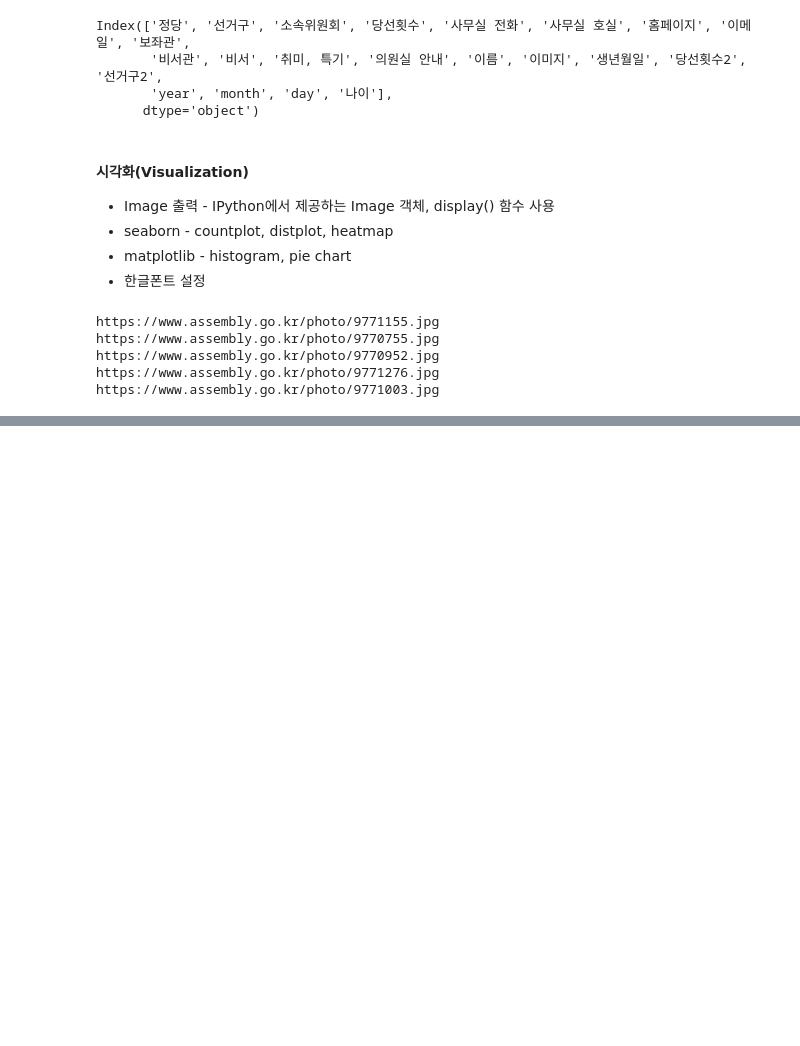
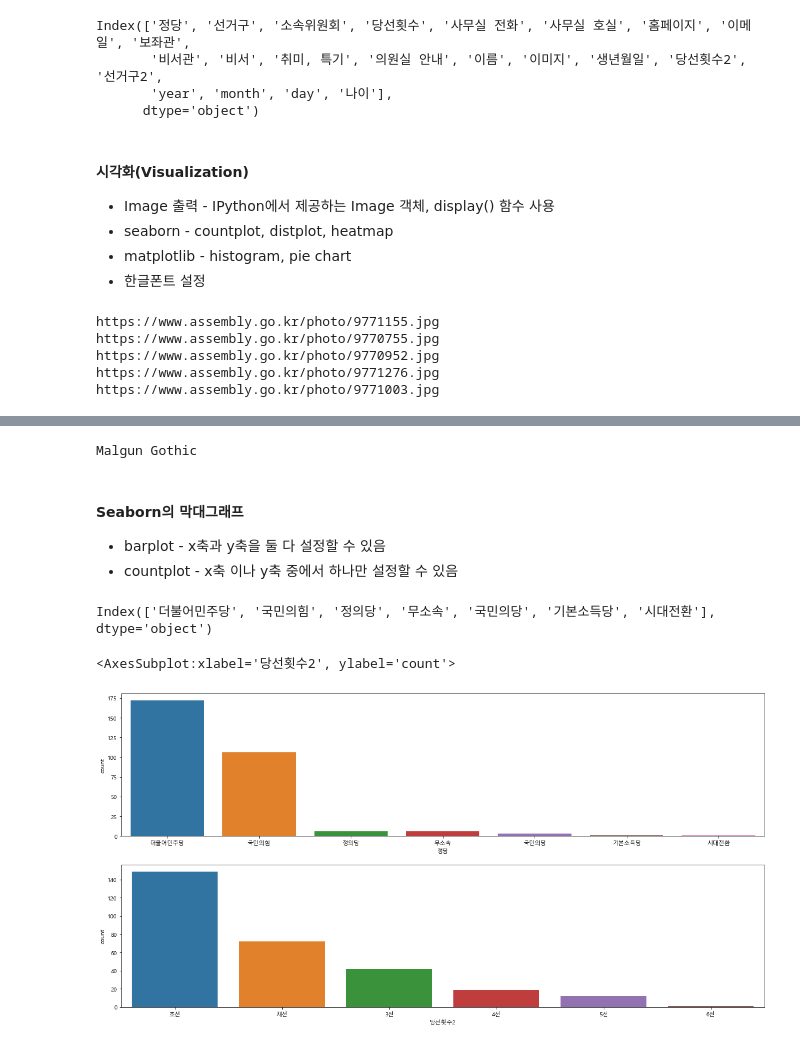
Before and after one commit to codemonkyu/codemonkyu-TIL, a Jupyter notebook: webscraping/국회의원현황/국회의원현황.ipynb, the cells around one changed output, grey strips where cells are left out. Cells and saved outputs as stored; diff of their text form; code cells hidden in the pictures; blank space fills up the shorter version.

```diff
--- a/webscraping/국회의원현황/국회의원현황.ipynb
+++ b/webscraping/국회의원현황/국회의원현황.ipynb
@@ -518,0 +537,29 @@ if sys.platform=='win32':
+# %%
+#한글폰트설정
+font_path = 'C:\\Windows\\Fonts\\malgun.ttf'
+font_prop = fm.FontProperties(fname=font_path).get_name()
+print(font_prop)
+#rc함수써서 폰트이름설정
+matplotlib.rc('font', family=font_prop)
+# %% [output]
+Malgun Gothic
+# %% [markdown]
+#### Seaborn의 막대그래프
+* barplot - x축과 y축을 둘 다 설정할 수 있음
+* countplot - x축 이나 y축 중에서 하나만 설정할 수 있음
+# %%
+member_df['정당'].value_counts().index
+# %% [output]
+Index(['더불어민주당', '국민의힘', '정의당', '무소속', '국민의당', '기본소득당', '시대전환'], dtype='object')
+# %%
+#x축 y축 2행 1열
+figure, (axes1,axes2) = plt.subplots(nrows=2, ncols=1)
+#크기
+figure.set_size_inches(20,10)
+
+#x축
+seaborn.countplot(data=member_df, x='정당', ax=axes1, order=member_df['정당'].value_counts().index)
+seaborn.countplot(data=member_df, x='당선횟수2', ax=axes2, order=member_df['당선횟수2'].value_counts().index)
+# %% [output]
+<AxesSubplot:xlabel='당선횟수2', ylabel='count'>
+[figure, added]
```
Also changed, not shown: parts of 2 cells of this notebook.
